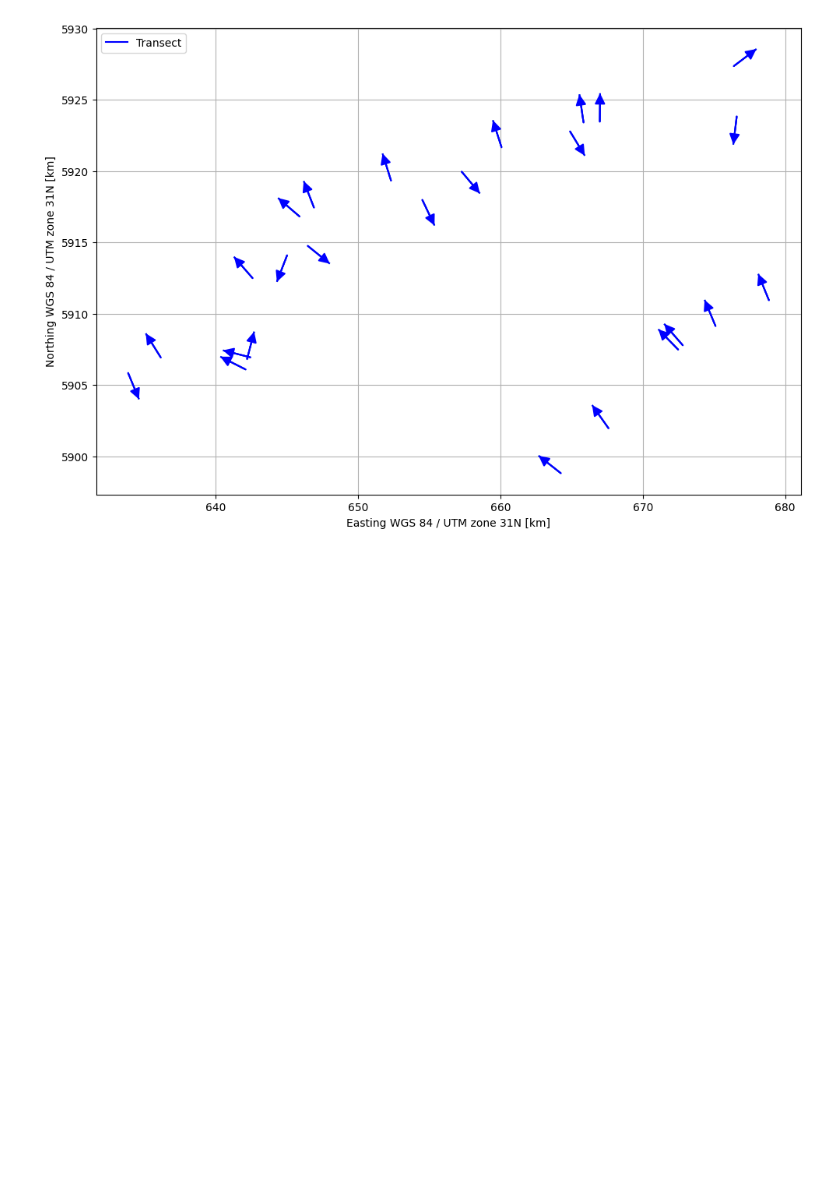
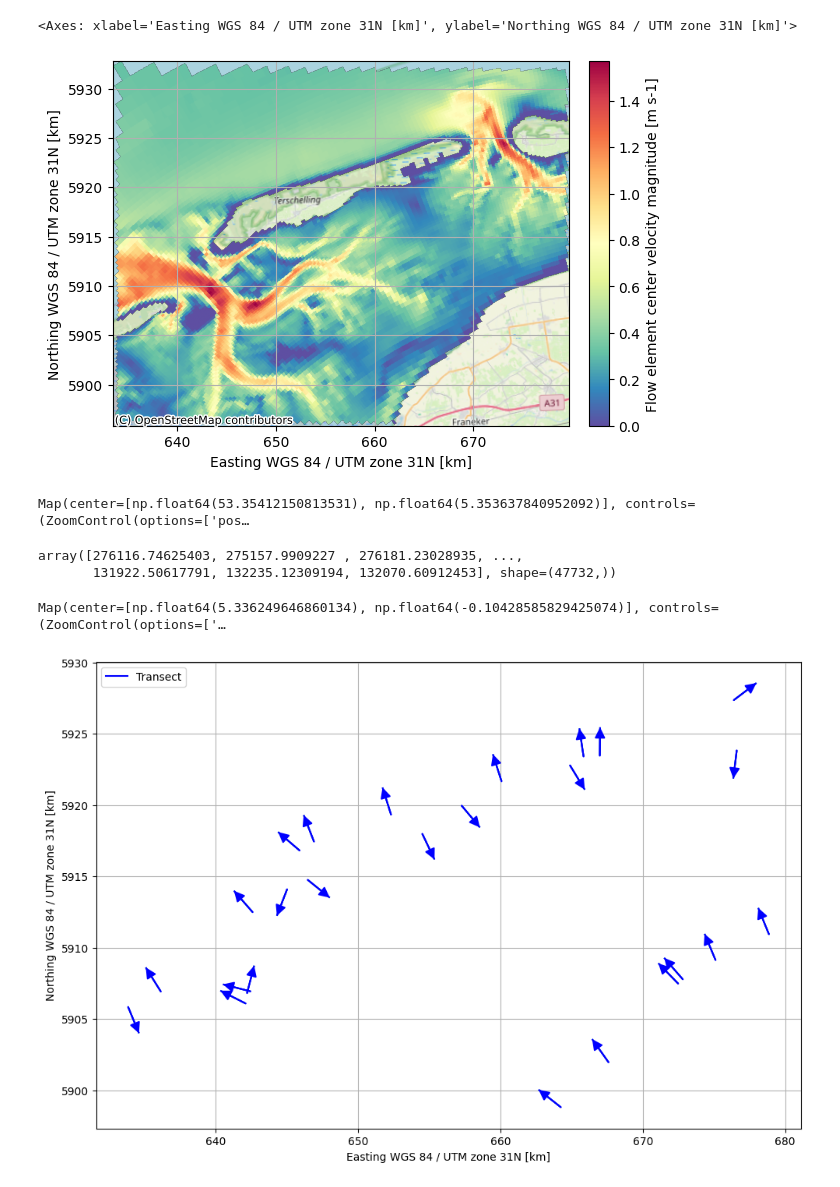
Before and after one commit to Ruben-White/resplotlib, a Jupyter notebook: notebooks/test.ipynb, the cells around one changed output. Saved outputs shown, nothing was run; the diff lists cells and outputs as text; code cells hidden in the pictures; blank space fills up the shorter version.

Commit message:
fixed model data

```diff
--- a/notebooks/test.ipynb
+++ b/notebooks/test.ipynb
@@ -30,3 +38,25 @@ gdf_lines = gdf_lines.iloc[::50]
+# %%
+uds_model3 = xu.open_dataset(dir_path_data / "model_clipped.nc")
+# %%
+fig, ax = rpc.subplots()
+rpc.imshow(uda=uds_model3["mesh2d_ucmag"], ax=ax)
+rpc.basemap(crs=uds_model3.grid.crs, ax=ax)
+# %% [output]
+<Axes: xlabel='Easting WGS 84 / UTM zone 31N [km]', ylabel='Northing WGS 84 / UTM zone 31N [km]'>
+[figure, added]
+# %%
+rpc.explore_data(uds_model3["mesh2d_ucmag"])
+# %% [output]
+Map(center=[np.float64(53.35412150813531), np.float64(5.353637840952092)], controls=(ZoomControl(options=['pos…
+# %%
+uds_model.mesh2d_face_x.values
+# %% [output]
+array([276116.74625403, 275157.9909227 , 276181.23028935, ...,
+       131922.50617791, 132235.12309194, 132070.60912453], shape=(47732,))
+# %%
+rpc.explore_data(da=uds_model["mesh2d_ucmag"])
+# %% [output]
+Map(center=[np.float64(5.336249646860134), np.float64(-0.10428585829425074)], controls=(ZoomControl(options=['…
 # %%
 # gdf_lines = gpd.GeoDataFrame(geometry=[LineString([(0.2, 0.2), (0.5, 0.8), (1, 1)])], crs="EPSG:4326")
 
```
Also changed, not shown: parts of 2 cells of this notebook, 4 other files.
